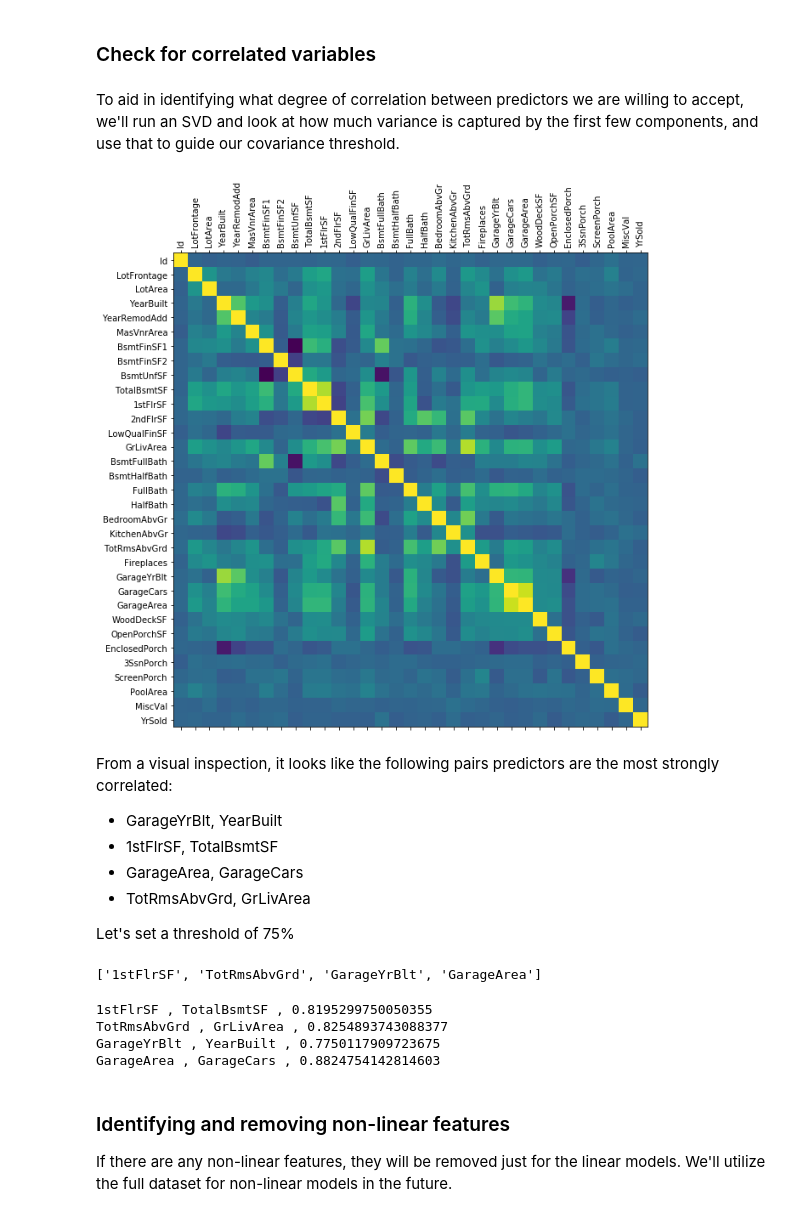
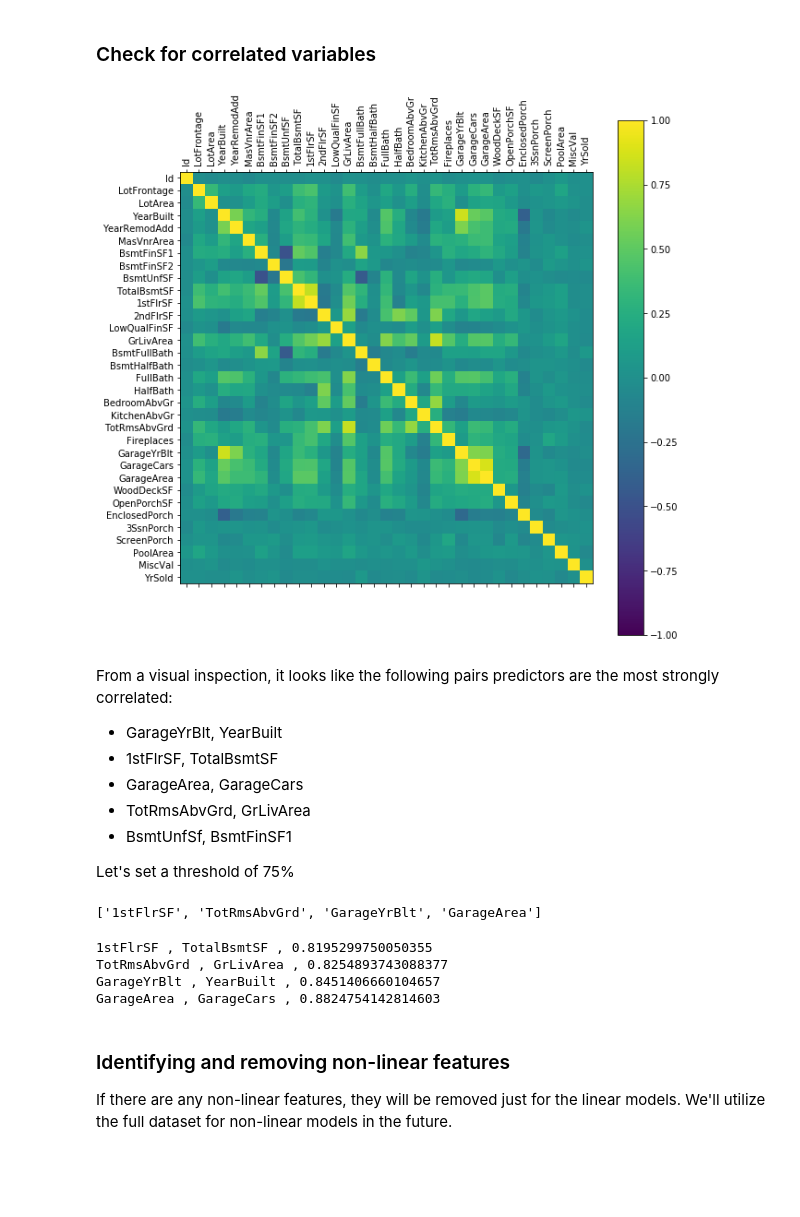
Before and after one commit to aditinabar/house-prices-modeling, a Jupyter notebook: Predicting House Prices.ipynb, the cells around one changed output. Saved outputs shown, nothing was run; the diff lists cells and outputs as text; code cells hidden in the pictures; blank space fills up the shorter version.

```diff
--- a/Predicting House Prices.ipynb
+++ b/Predicting House Prices.ipynb
@@ -98,19 +98,31 @@ Upon looking at the data dict however, you'll see that the NAs represent the cas
 Let this be a reminder to understand what the data represents.
 # %% [markdown]
 ### Fill missing values
+# %%
+# Fill numeric fields using the means of the respective neighborhoods
+df['LotFrontage'] = df['LotFrontage'].fillna(value=df.groupby(by='Neighborhood')['LotFrontage'].transform('mean'))
+df['MasVnrArea'] = df['MasVnrArea'].fillna(value=df.groupby(by=['Neighborhood', 'Exterior1st'])['MasVnrArea'].transform('mean'))
+df['GarageYrBlt'] = df['GarageYrBlt'].fillna(df['YearBuilt'])
+
+# Separate out columns by data type to fill in remaining missing values
+numerical_columns = df.select_dtypes(include=[np.int64, np.float64])
+categorical_columns = df[df.select_dtypes(include=['category']).columns.union(['Id'])]
 # %%
-# Separate out columns by data type to fill in missing values
-numerical_columns = df.select_dtypes(include=[np.int64, np.float64])
-categorical_columns = df[df.select_dtypes(include=['category']).columns.union(['Id'])]
+# Handling the two fields where the NaNs do not correspond to a known value.
+# Fill 'Electrical' and 'MasVnrType' predictor using the means of the respective neighborhoods
 
-# Interpolate the two integer fields using linear interpolation
-numerical_columns = numerical_columns.interpolate()
+def fill_na_group_by_neighborhood(df, col):
+    agg = {col: 'count'}
+    grouped = df.groupby(by=['Neighborhood', col]).agg(agg).rename(agg, axis=1).reset_index()
+    max_by_neighborhood = grouped.iloc[grouped.groupby(by='Neighborhood').idxmax().reset_index()['count'].values]
+    df = df.merge(max_by_neighborhood, how='left', on='Neighborhood')
+    df[f'{col}_x'] = df[f'{col}_x'].fillna(value=df[f'{col}_y'])
+    df = df.drop(columns=[f'{col}_y', 'count']).rename(columns={f'{col}_x':col})
+    return df
 
-# Handling the two fields where the NaNs do not correspond to a known value.
-# Fields 'Electrical' and "MasVnrType" have 8 and 1 missing values respectively. Since these are two fields
-# where the NaN does not correspond to a value, and since there are so few records, we're dropping those.
-categorical_columns = categorical_columns[~categorical_columns['Electrical'].isna()]
-categorical_columns = categorical_columns[~categorical_columns['MasVnrType'].isna()]
+categorical_columns = fill_na_group_by_neighborhood(categorical_columns, 'Electrical')
+categorical_columns = fill_na_group_by_neighborhood(categorical_columns, 'MasVnrType')
+
 
 # adding 'None' category to categorical fields, and then replacing NaN with 'None' so the records can be used in models
 def add_category(df, col):
@@ -127,18 +139,17 @@ for index, row in null_categorical.iterrows():
         categorical_columns[row['index']] = categorical_columns[row['index']].fillna(value='None')
 # %% [markdown]
 ### Check for correlated variables
-# %% [markdown]
-To aid in identifying what degree of correlation between predictors we are willing to accept, we'll run an SVD and look at how much variance is captured by the first few components, and use that to guide our covariance threshold.
 # %%
 labels = numerical_columns.columns
 corr_matrix = numerical_columns.corr()
 
 corr_plt = plt.figure(figsize=(10,10))
-plt.matshow(corr_matrix, fignum=corr_plt.number)
+plt.matshow(corr_matrix, vmin=-1, vmax=1, fignum=corr_plt.number)
+plt.colorbar()
 plt.xticks(np.arange(len(labels)), labels, rotation=90)
 plt.yticks(np.arange(len(labels)), labels);
 # %% [output]
-[figure, old version]
+[figure, new version]
 # %% [markdown]
 From a visual inspection, it looks like the following pairs predictors are the most strongly correlated:
 
@@ -146,10 +157,13 @@ From a visual inspection, it looks like the following pairs predictors are the m
 - 1stFlrSF, TotalBsmtSF
 - GarageArea, GarageCars
 - TotRmsAbvGrd, GrLivArea
+- BsmtUnfSf, BsmtFinSF1
 
 Let's set a threshold of 75%
 # %%
 threshold = .75
+
+# this should capture the negative correlations as well
 
 # create matrix with upper triangle and lower triangle (below the kth diagonal) distinguished by a bool
 empty_upper = np.triu(np.ones(corr_matrix.shape), k=1).astype(np.bool)
@@ -171,7 +185,7 @@ lin_numerical_columns = numerical_columns.drop(high_corr_cols, axis=1)
 ['1stFlrSF', 'TotRmsAbvGrd', 'GarageYrBlt', 'GarageArea']
 1stFlrSF , TotalBsmtSF , 0.8195299750050355
 TotRmsAbvGrd , GrLivArea , 0.8254893743088377
-GarageYrBlt , YearBuilt , 0.7750117909723675
+GarageYrBlt , YearBuilt , 0.8451406660104657
 GarageArea , GarageCars , 0.8824754142814603
 # %% [markdown]
 ### Identifying and removing non-linear features
```
Also changed, not shown: parts of 25 cells of this notebook.
